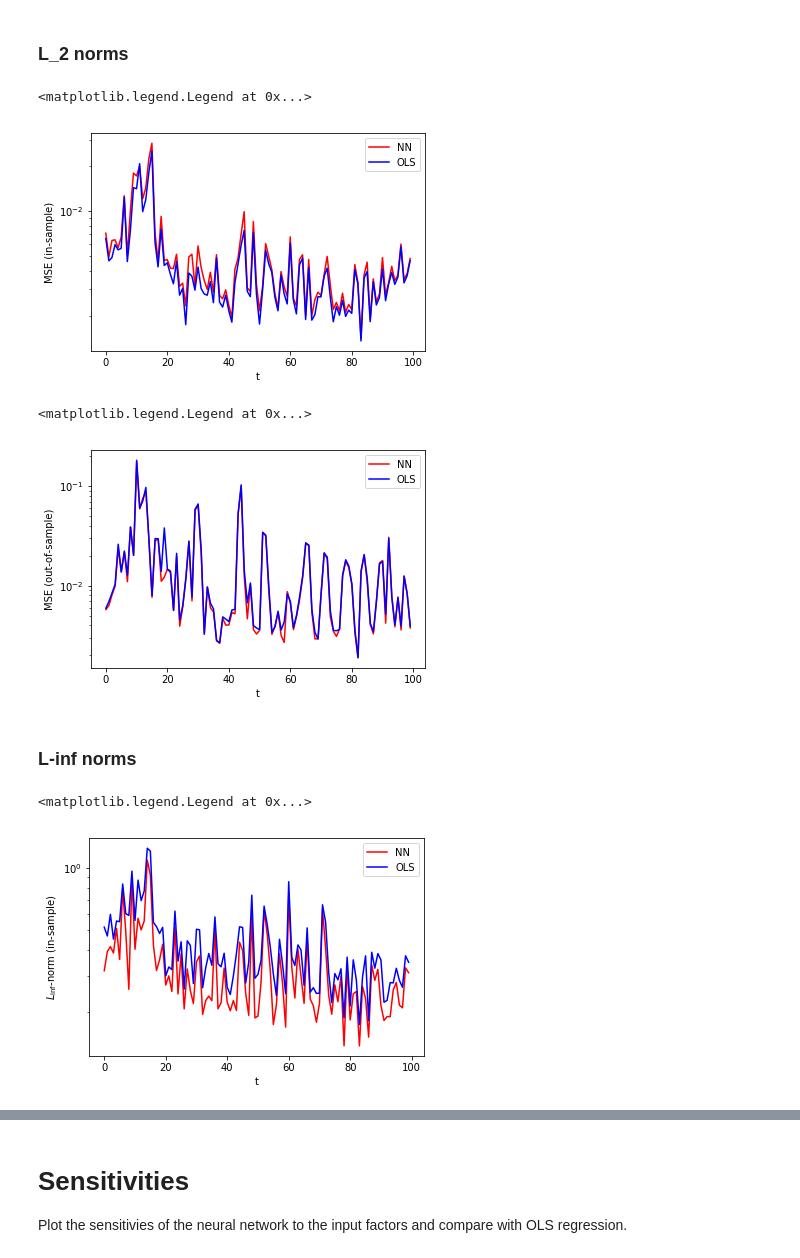
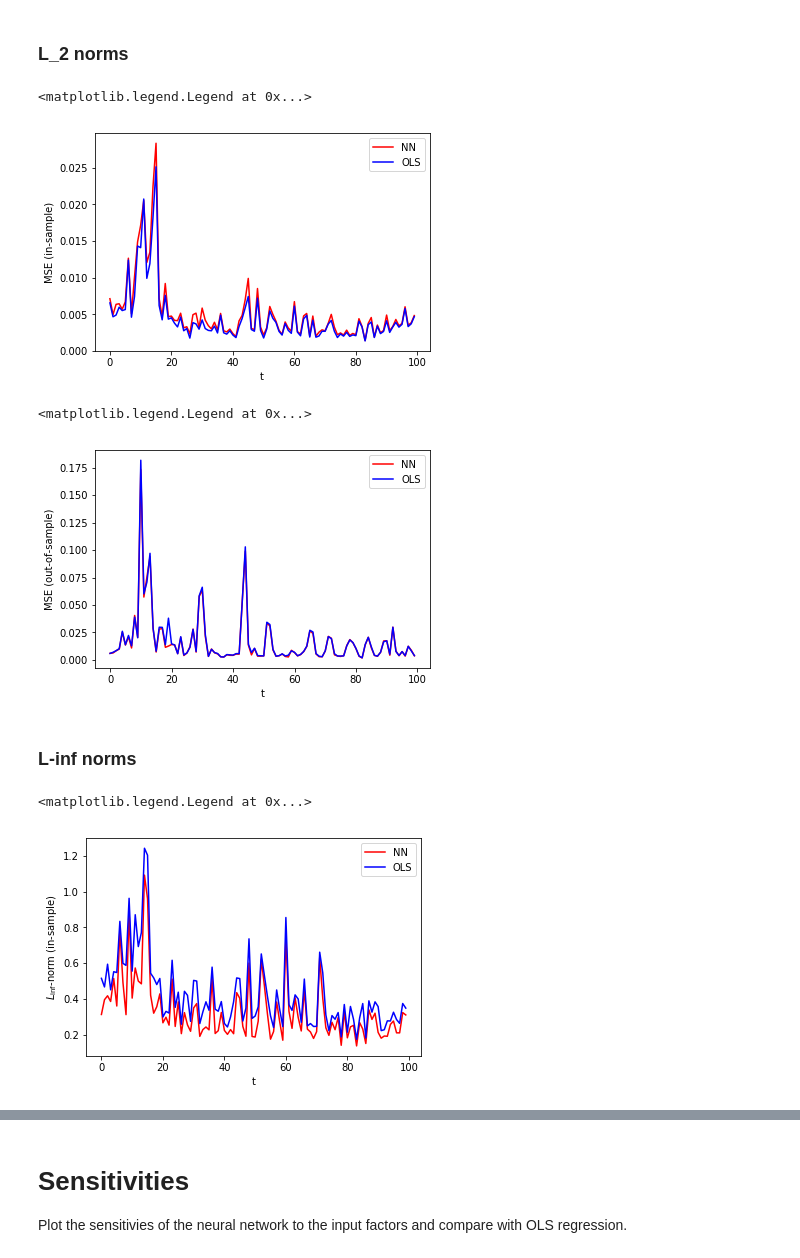
Before and after one commit to mfrdixon/ML_Finance_Codes, a Jupyter notebook: Chapter5-Interpretability/ML_in_Finance-Deep-Factor-Models.ipynb, the cells around one changed output, grey strips where cells are left out. Saved outputs shown, nothing was run; the diff lists cells and outputs as text; code cells hidden in the pictures.

```diff
--- a/Chapter5-Interpretability/ML_in_Finance-Deep-Factor-Models.ipynb
+++ b/Chapter5-Interpretability/ML_in_Finance-Deep-Factor-Models.ipynb
@@ -352,35 +352,35 @@ inf-norm:0.33280869205831964
 ### L_2 norms
 # %%
 plt.plot(MSE_array_NN_in, color='red', label='NN')
-plt.yscale('log')
+#plt.yscale('log')
 plt.plot(MSE_array_linear_in, color='blue', label='OLS')
 plt.ylabel('MSE (in-sample)')
 plt.xlabel('t')
 plt.legend()
 # %% [output]
 <matplotlib.legend.Legend at 0x...>
-[figure, old version]
+[figure, new version]
 # %%
 plt.plot(MSE_array_NN, color='red', label='NN')
-plt.yscale('log')
+#plt.yscale('log')
 plt.plot(MSE_array_linear, color='blue', label='OLS')
 plt.ylabel('MSE (out-of-sample)')
 plt.xlabel('t')
 plt.legend()
 # %% [output]
 <matplotlib.legend.Legend at 0x...>
-[figure, old version]
+[figure, new version]
 # %% [markdown]
 ### L-inf norms
 # %%
 plt.plot(inf_norm_train_NN, color='red', label='NN')
-plt.yscale('log')
+#plt.yscale('log')
 plt.plot(inf_norm_linear_in, color='blue', label='OLS')
 plt.ylabel('$L_{\inf}$-norm (in-sample)')
 plt.xlabel('t')
 plt.legend()
 # %% [output]
 <matplotlib.legend.Legend at 0x...>
-[figure, old version]
+[figure, new version]
 # %%
 plt.plot(inf_norm_test_NN, color='red', label='NN')
```
Also changed, not shown: parts of 9 cells of this notebook.
